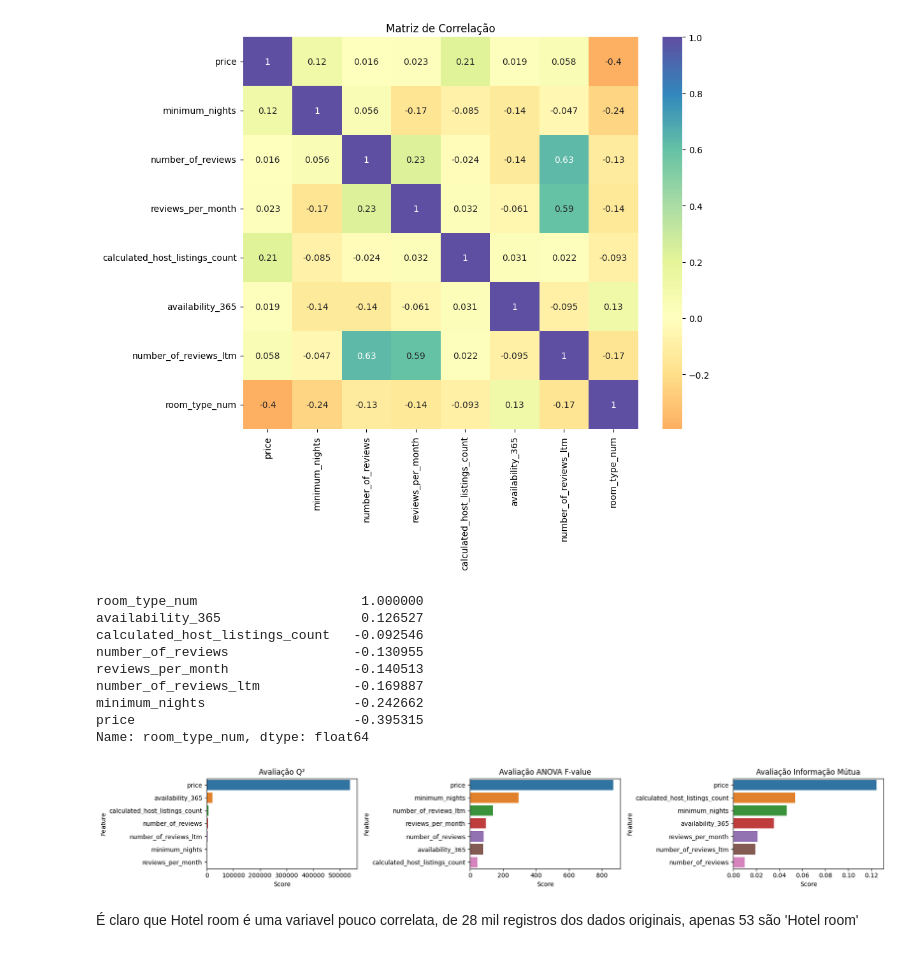
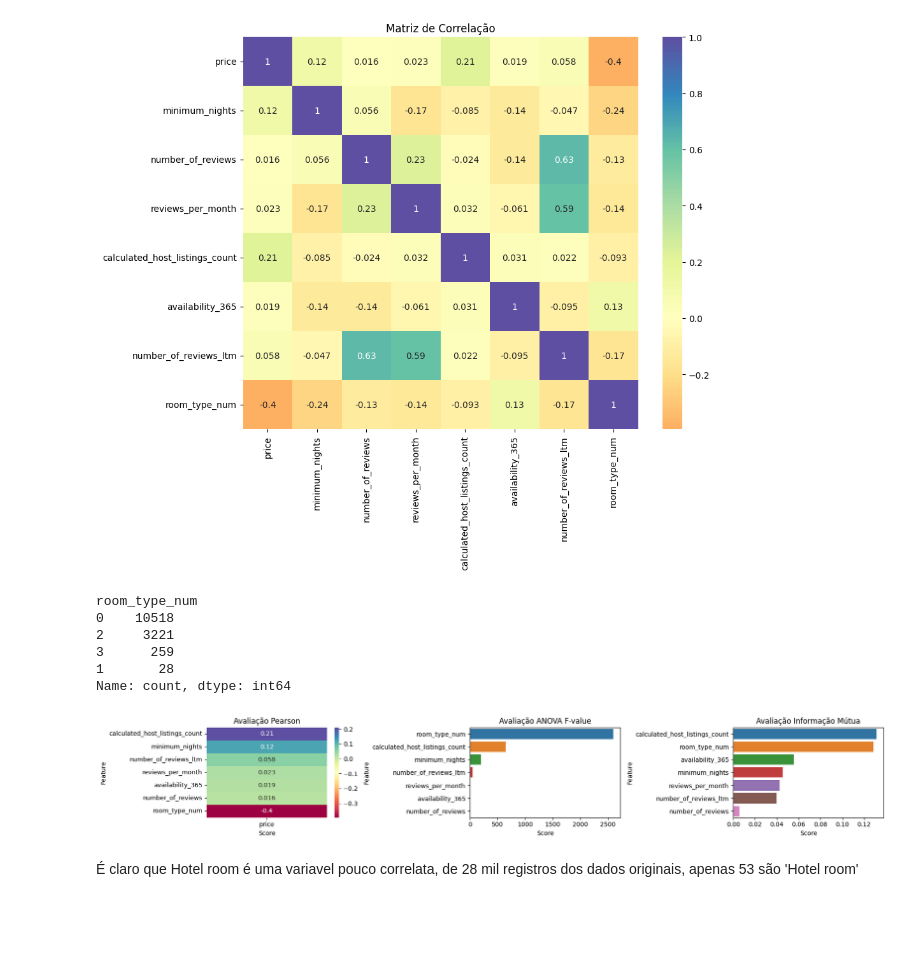
Before and after one commit to glauciapamponet/AirbnbAnalisys, a Jupyter notebook: airbnb-analysis.ipynb, the cells around one changed output. Drawn from its saved outputs; the diff is of its cells as text; code cells hidden in the pictures; blank space fills up the shorter version.

```diff
--- a/airbnb-analysis.ipynb
+++ b/airbnb-analysis.ipynb
@@ -208,48 +208,46 @@ plt.title('Matriz de Correlação')
 # %% [output]
 Text(0.5, 1.0, 'Matriz de Correlação')
 [figure]
-# %%
-matrix.sort_values(by='room_type_num', ascending=False)['room_type_num']
-# %% [output]
-room_type_num                     1.000000
-availability_365                  0.126527
-calculated_host_listings_count   -0.092546
-number_of_reviews                -0.130955
-reviews_per_month                -0.140513
-number_of_reviews_ltm            -0.169887
-minimum_nights                   -0.242662
-price                            -0.395315
-Name: room_type_num, dtype: float64
+# %%
+dados_num.room_type_num.value_counts()
+# %% [output]
+room_type_num
+0    10518
+2     3221
+3      259
+1       28
+Name: count, dtype: int64
 # %%
 from sklearn.feature_selection import SelectKBest, chi2, f_classif, mutual_info_classif
+from sklearn.feature_selection import SelectPercentile, f_regression, mutual_info_regression
 
-def get_scores(metric):
-    selector = SelectKBest(score_func=metric, k=1).fit(dados_num.drop(columns={'room_type_num'}), dados_num['room_type_num'])
+def get_scores_by_price(metric):
+    selector = SelectKBest(score_func=metric, k=1).fit(dados_num.drop(columns={'price'}), dados_num['price'])
     scores = pd.DataFrame(columns=['cols', 'scores'])
-    scores['cols'] = dados_num.columns[:-1]
+    scores['cols'] = dados_num.columns[1:]
     scores['scores'] = selector.scores_
     return scores
 # %%
+pearson = matrix.sort_values(by='price', ascending=False).iloc[1: , :1]
 fig, (ax1, ax2, ax3) = plt.subplots(ncols = 3, sharey = False, figsize = (18, 3))
-# plt.figure(figsize=(10, 5))
-sns.barplot(get_scores(chi2).sort_values(by='scores', ascending=False), y='cols', x='scores', ax = ax1)
-ax1.set_title('Avaliação Q²')
+sns.heatmap(pearson, ax = ax1, cmap='Spectral', annot=True)
+ax1.set_title('Avaliação Pearson')
 ax1.set_xlabel('Score')
 ax1.set_ylabel('Feature')
 
-sns.barplot(get_scores(f_classif).sort_values(by='scores', ascending=False), y='cols', x='scores', ax = ax2)
+sns.barplot(get_scores_by_price(f_regression).sort_values(by='scores', ascending=False), y='cols', x='scores', ax = ax2)
 ax2.set_title('Avaliação ANOVA F-value')
 ax2.set_ylabel('Feature')
 ax2.set_xlabel('Score')
 
-sns.barplot(get_scores(mutual_info_classif).sort_values(by='scores', ascending=False), y='cols', x='scores', ax = ax3)
+sns.barplot(get_scores_by_price(mutual_info_regression).sort_values(by='scores', ascending=False), y='cols', x='scores', ax = ax3)
 ax3.set_title('Avaliação Informação Mútua')
 ax3.set_ylabel('Feature')
 ax3.set_xlabel('Score')
 
 plt.tight_layout()
 # %% [output]
-[figure, old version]
+[figure, new version]
 # %% [markdown]
 É claro que Hotel room é uma variavel pouco correlata, de 28 mil registros dos dados originais, apenas 53 são 'Hotel room'
 # %% [markdown]
```
Also changed, not shown: parts of 12 cells of this notebook.
